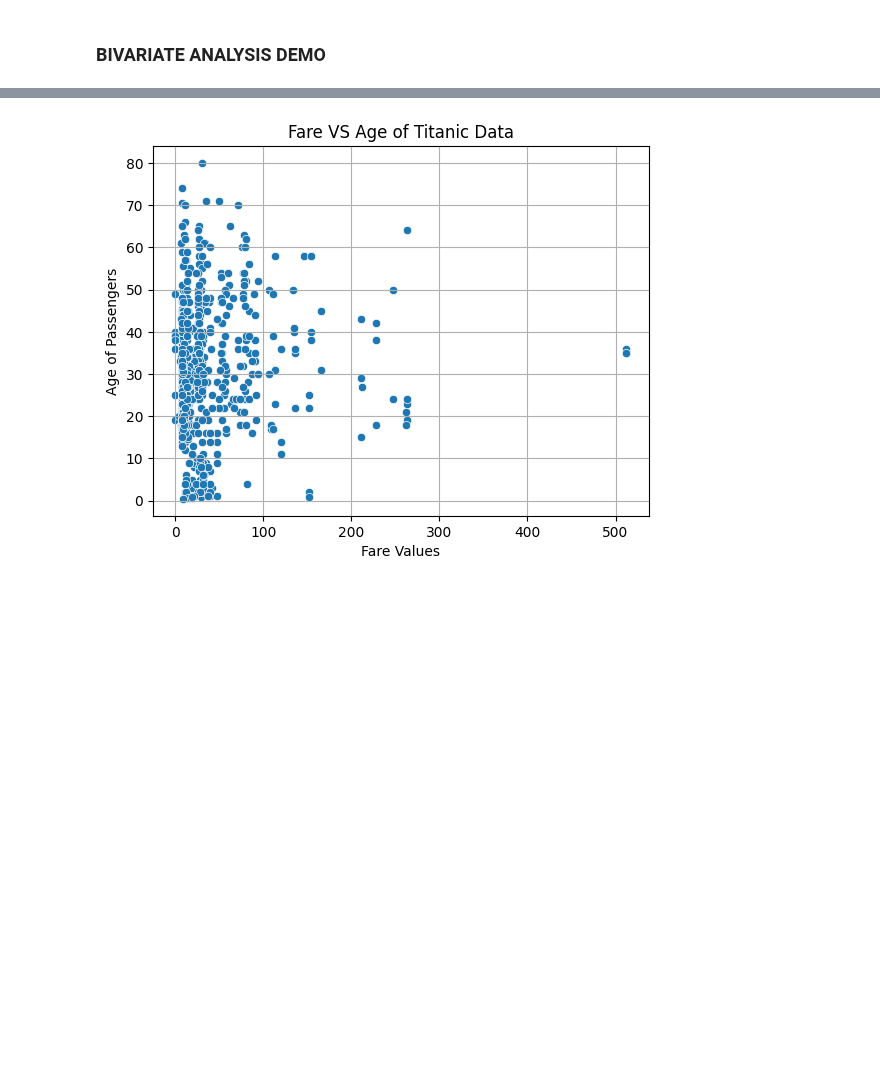
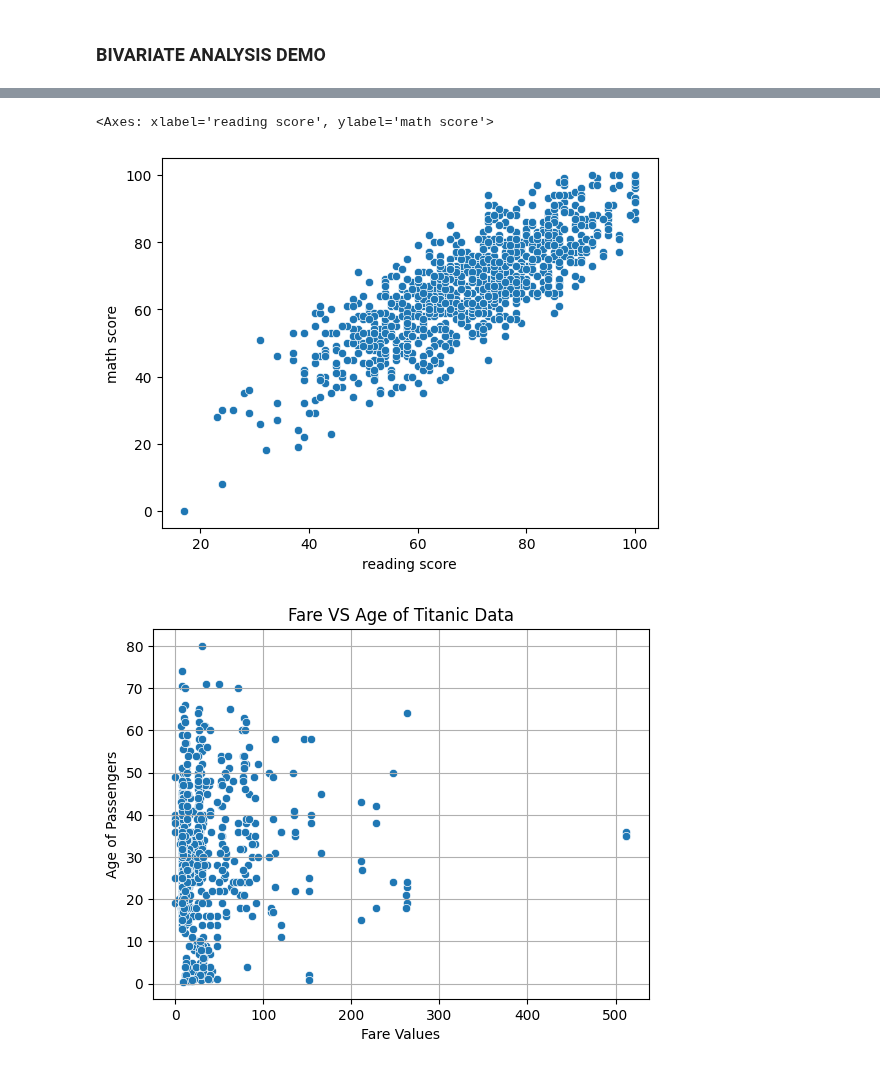
Before and after one commit to sbccas/data-analytics-using-python, a Jupyter notebook: 2_Lecture_Notes/OurLabDemos.ipynb, the cells around one changed output, grey strips where cells are left out. Cells and saved outputs as stored; diff of their text form; code cells hidden in the pictures; blank space fills up the shorter version.

```diff
--- a/2_Lecture_Notes/OurLabDemos.ipynb
+++ b/2_Lecture_Notes/OurLabDemos.ipynb
@@ -400,3 +403,8 @@ plt.show()
+# %%
+sns.scatterplot(data=stud, x='reading score', y='math score')
+# %% [output]
+<Axes: xlabel='reading score', ylabel='math score'>
+[figure, added]
 # %%
 sns.scatterplot(data=tita,x='Fare',y='Age')
 plt.title('Fare VS Age of Titanic Data')
```
Also changed, not shown: parts of 22 cells of this notebook.
